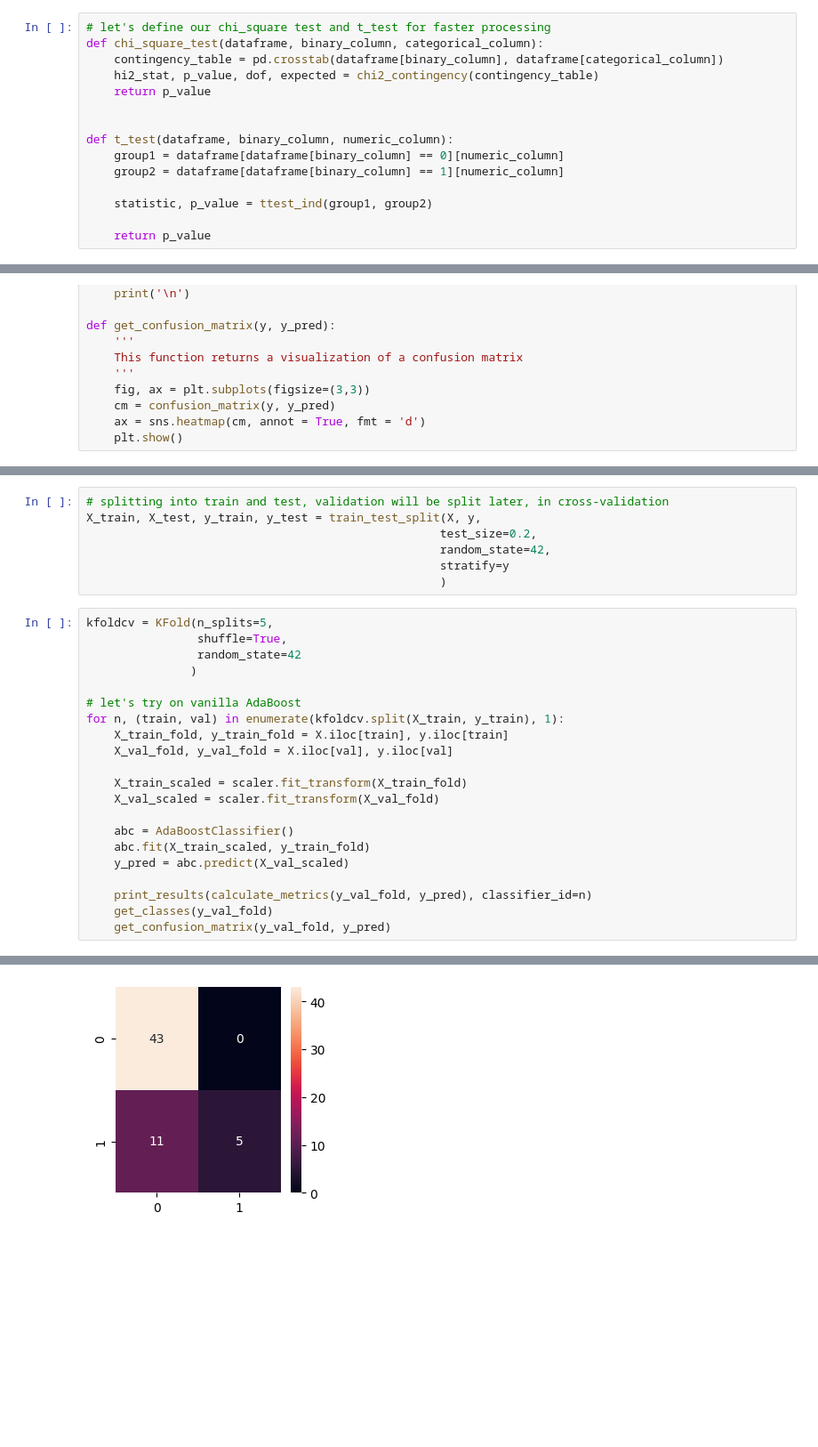
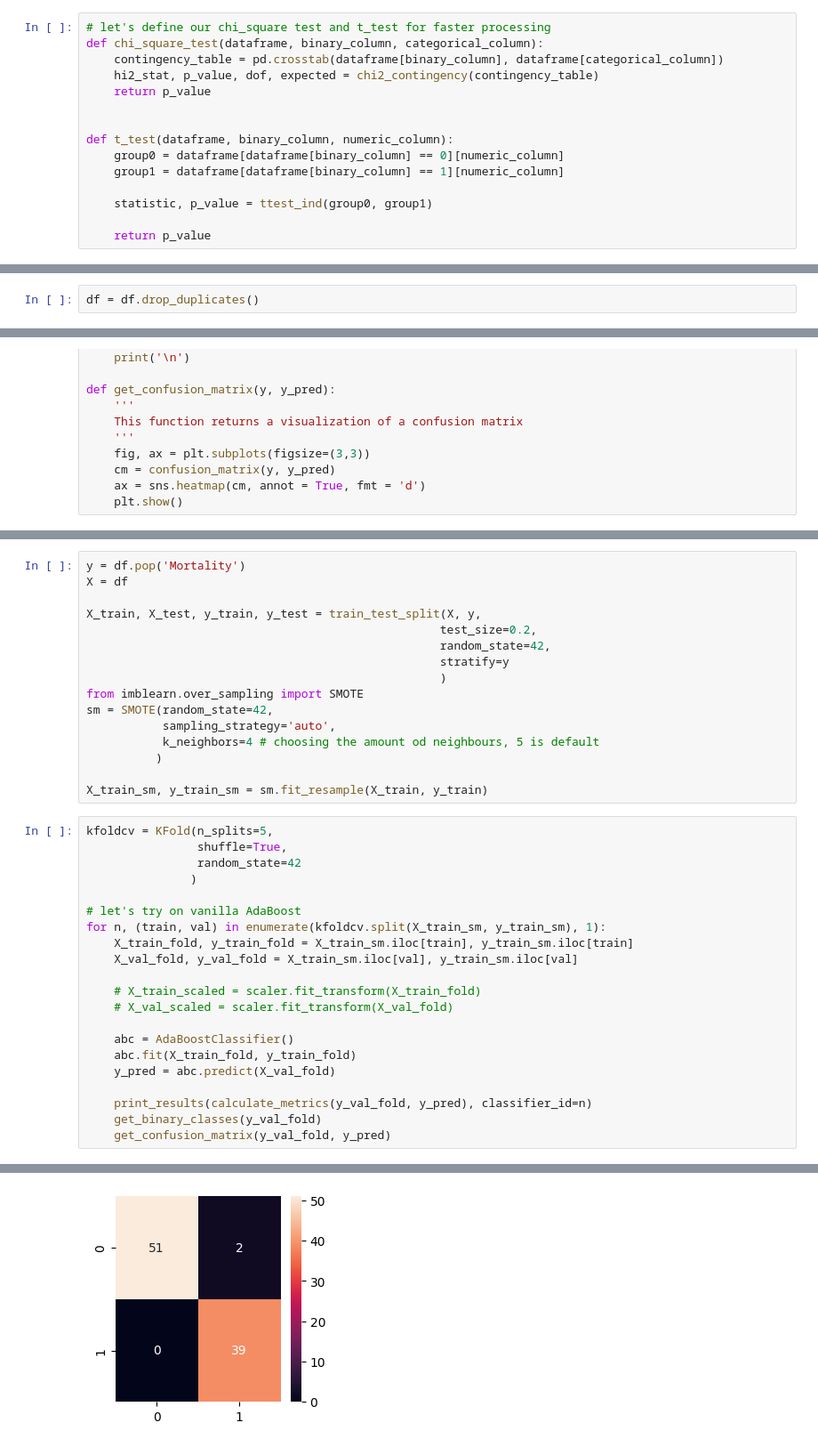
Before and after one commit to miladziekanowska/heart-failure-classification, a Jupyter notebook: Heart_failure_EDA_Modeling.ipynb, the cells around one changed output, grey strips where cells are left out. Shown at 89% size. Cells and saved outputs as stored; diff of their text form; blank space fills up the shorter version.

```diff
--- a/Heart_failure_EDA_Modeling.ipynb
+++ b/Heart_failure_EDA_Modeling.ipynb
@@ -256,10 +230,10 @@ def chi_square_test(dataframe, binary_column, categorical_column):
 
 
 def t_test(dataframe, binary_column, numeric_column):
-    group1 = dataframe[dataframe[binary_column] == 0][numeric_column]
-    group2 = dataframe[dataframe[binary_column] == 1][numeric_column]
+    group0 = dataframe[dataframe[binary_column] == 0][numeric_column]
+    group1 = dataframe[dataframe[binary_column] == 1][numeric_column]
 
-    statistic, p_value = ttest_ind(group1, group2)
+    statistic, p_value = ttest_ind(group0, group1)
 
     return p_value
 # %%
@@ -434 +413,3 @@ plt.show()
+# %%
+df = df.drop_duplicates()
 # %% [markdown]
@@ -490,10 +466,19 @@ X = df
 # %%
-# splitting into train and test, validation will be split later, in cross-validation
+y = df.pop('Mortality')
+X = df
+
 X_train, X_test, y_train, y_test = train_test_split(X, y,
                                                    test_size=0.2,
                                                    random_state=42,
                                                    stratify=y
                                                    )
+from imblearn.over_sampling import SMOTE
+sm = SMOTE(random_state=42,
+           sampling_strategy='auto',
+           k_neighbors=4 # choosing the amount od neighbours, 5 is default
+          )
+
+X_train_sm, y_train_sm = sm.fit_resample(X_train, y_train)
 # %%
 kfoldcv = KFold(n_splits=5,
                 shuffle=True,
@@ -501,19 +486,19 @@ kfoldcv = KFold(n_splits=5,
                )
 
 # let's try on vanilla AdaBoost
-for n, (train, val) in enumerate(kfoldcv.split(X_train, y_train), 1):
-    X_train_fold, y_train_fold = X.iloc[train], y.iloc[train]
-    X_val_fold, y_val_fold = X.iloc[val], y.iloc[val]
+for n, (train, val) in enumerate(kfoldcv.split(X_train_sm, y_train_sm), 1):
+    X_train_fold, y_train_fold = X_train_sm.iloc[train], y_train_sm.iloc[train]
+    X_val_fold, y_val_fold = X_train_sm.iloc[val], y_train_sm.iloc[val]
 
-    X_train_scaled = scaler.fit_transform(X_train_fold)
-    X_val_scaled = scaler.fit_transform(X_val_fold)
+    # X_train_scaled = scaler.fit_transform(X_train_fold)
+    # X_val_scaled = scaler.fit_transform(X_val_fold)
 
     abc = AdaBoostClassifier()
-    abc.fit(X_train_scaled, y_train_fold)
-    y_pred = abc.predict(X_val_scaled)
+    abc.fit(X_train_fold, y_train_fold)
+    y_pred = abc.predict(X_val_fold)
 
     print_results(calculate_metrics(y_val_fold, y_pred), classifier_id=n)
-    get_classes(y_val_fold)
+    get_binary_classes(y_val_fold)
     get_confusion_matrix(y_val_fold, y_pred)
 # %% [output]
 Results for 1
@@ -538,3 +523,3 @@ Quantities are 43 for 0, 16 for 1
-[figure, old version]
+[figure, new version]
 Results for 3
 ----
```
Also changed, not shown: parts of 33 cells of this notebook.
